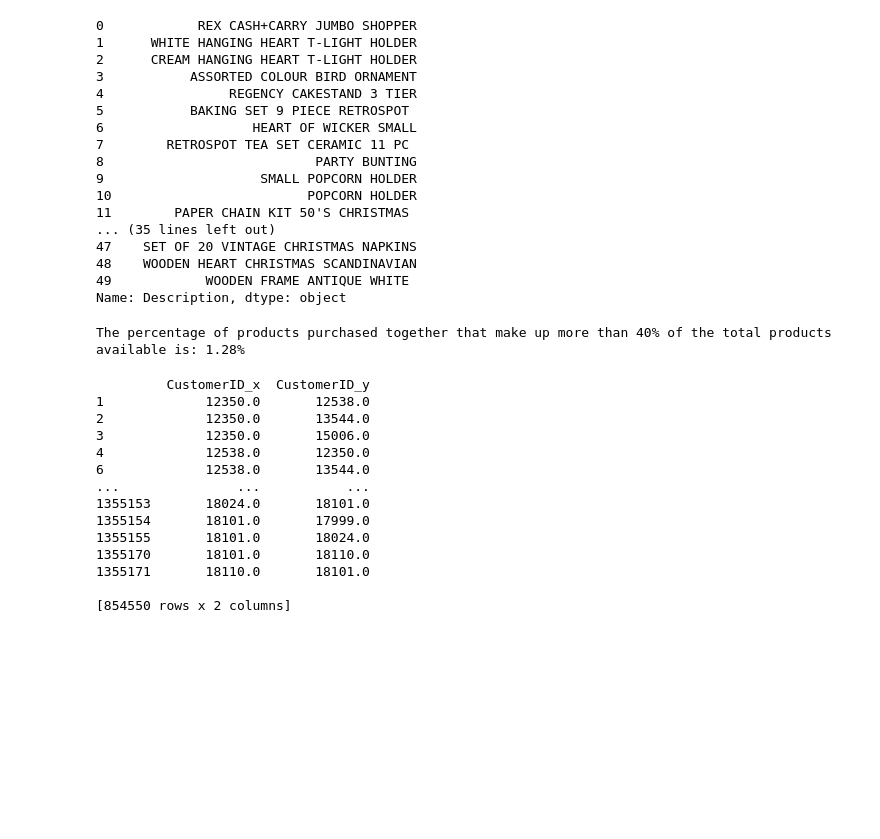
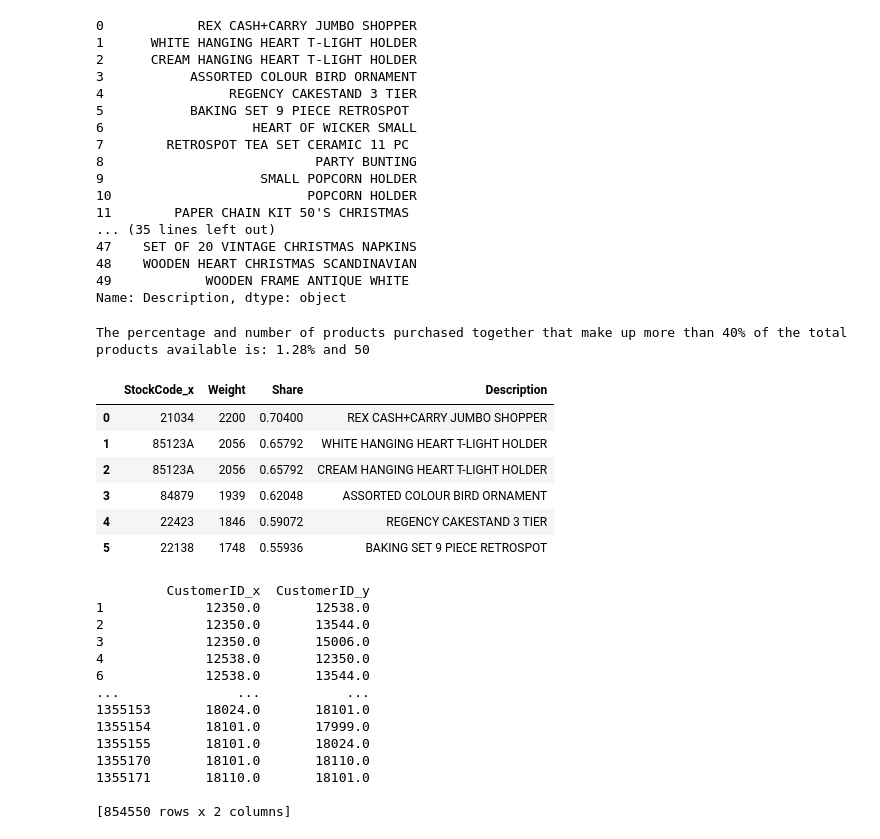
Before and after one commit to DEISI-ULHT-TFC-2023-24/TFC-DEISEI64-E-Commerce, a Jupyter notebook: Queries.ipynb, the cells around one changed output. Drawn from its saved outputs; the diff is of its cells as text; code cells hidden in the pictures; blank space fills up the shorter version.

```diff
--- a/Queries.ipynb
+++ b/Queries.ipynb
@@ -561,9 +575,23 @@ total_high_share_products = len(high_share_products) # Put this in the output
 # Calculate percentage of high-share products
 percentage_high_share = (total_high_share_products / total_products) * 100
 
-print(f"The percentage of products purchased together that make up more than 40% of the total products available is: {percentage_high_share:.2f}%")
+print(f"The percentage and number of products purchased together that make up more than 40% of the total products available is: {percentage_high_share:.2f}% and {total_high_share_products}")
 # %% [output]
-The percentage of products purchased together that make up more than 40% of the total products available is: 1.28%
+The percentage and number of products purchased together that make up more than 40% of the total products available is: 1.28% and 50
+# %%
+# Filter to include only products with share > 0.55
+higher_shared_products = merged_data[merged_data['Share'] > 0.55]
+
+# Sharing the top 5 products with the most product share
+higher_shared_products
+# %% [output]
+|  | StockCode_x | Weight | Share | Description |
+| 0 | 21034 | 2200 | 0.70400 | REX CASH+CARRY JUMBO SHOPPER |
+| 1 | 85123A | 2056 | 0.65792 | WHITE HANGING HEART T-LIGHT HOLDER |
+| 2 | 85123A | 2056 | 0.65792 | CREAM HANGING HEART T-LIGHT HOLDER |
+| 3 | 84879 | 1939 | 0.62048 | ASSORTED COLOUR BIRD ORNAMENT |
+| 4 | 22423 | 1846 | 0.59072 | REGENCY CAKESTAND 3 TIER |
+| 5 | 22138 | 1748 | 0.55936 | BAKING SET 9 PIECE RETROSPOT |
 # %%
 #----------------- Client-Client Relation -----------------#
 
```
Also changed, not shown: parts of 4 cells of this notebook.
